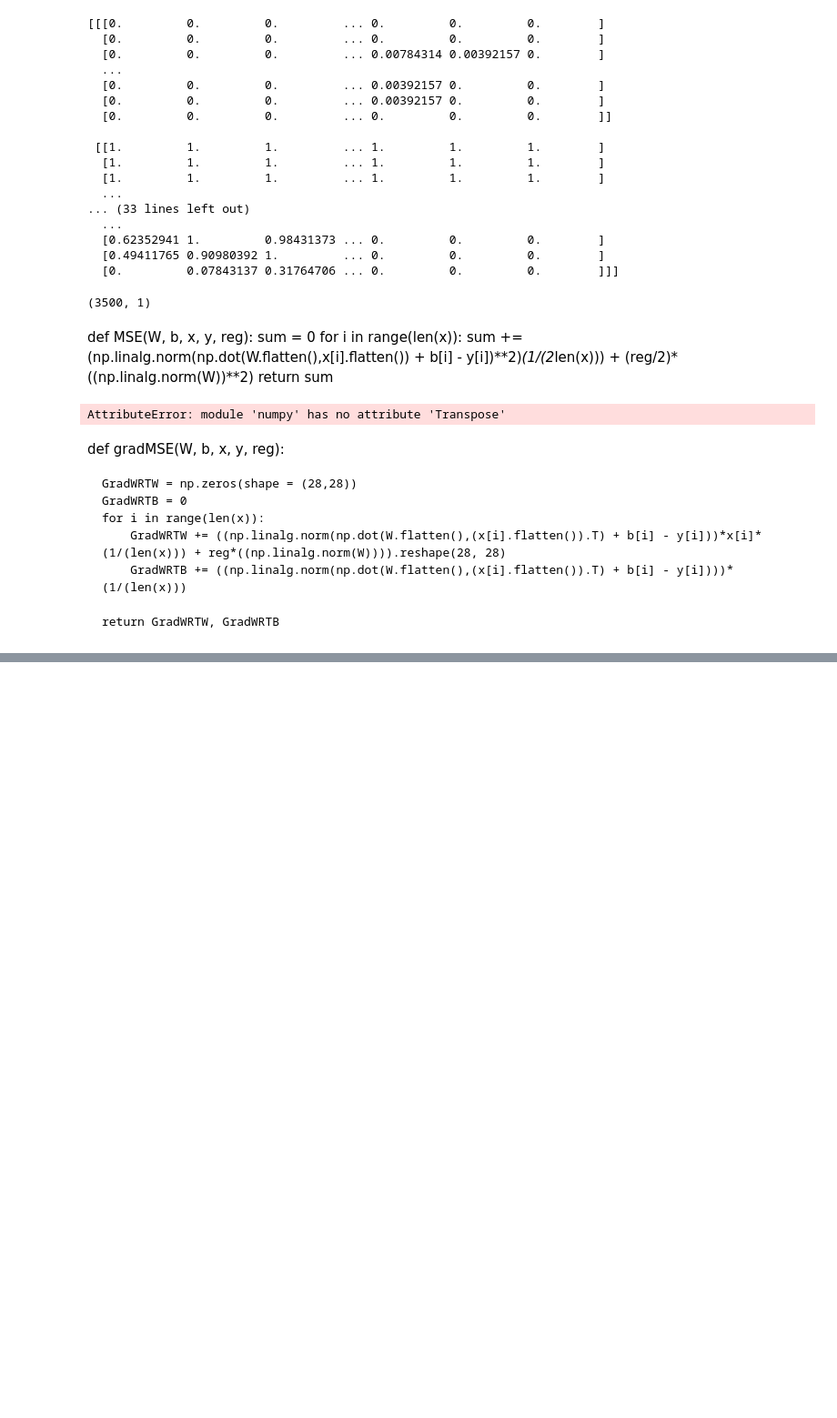
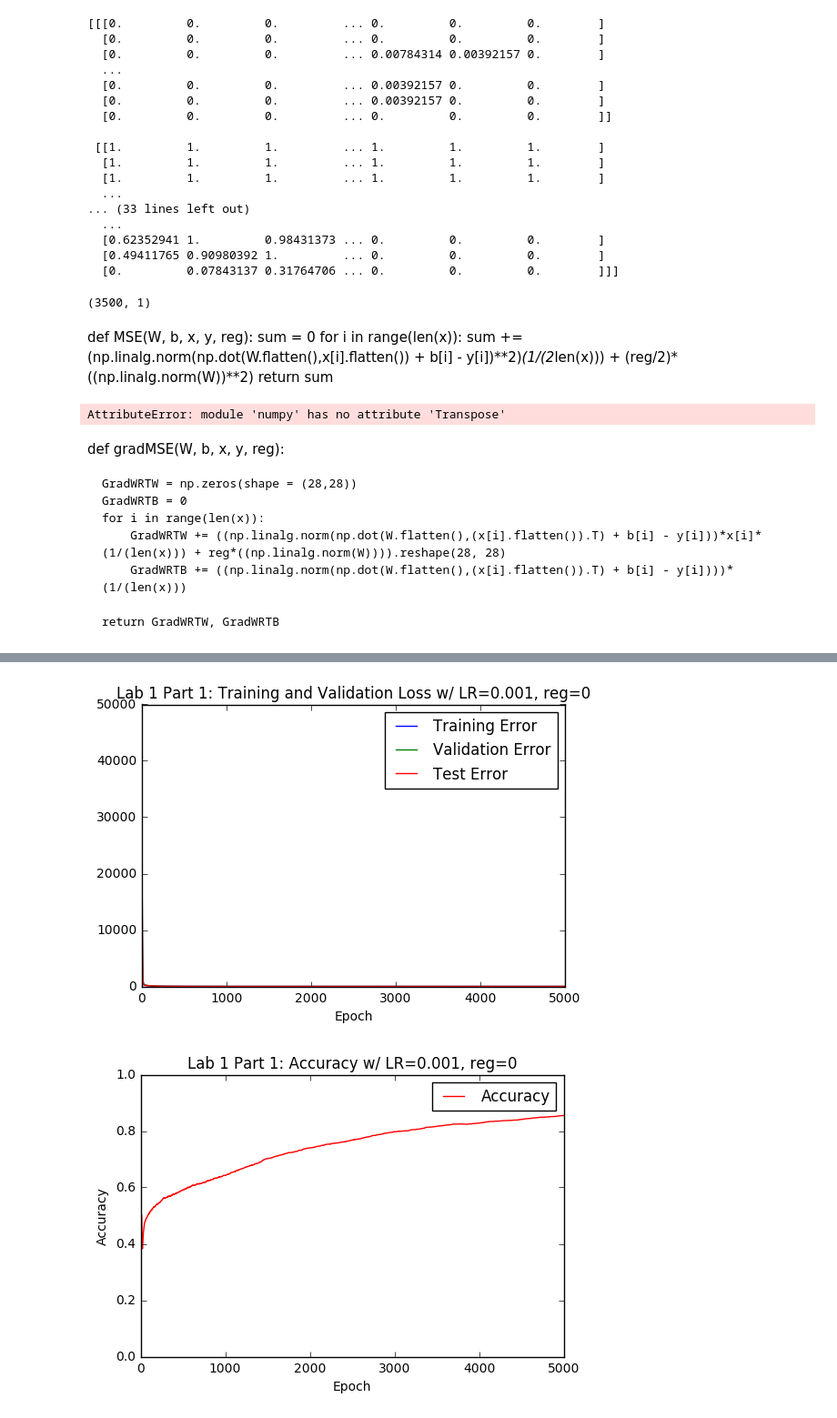
Before and after one commit to byJunKim/ECE421, a Jupyter notebook: LAB1/temp.ipynb, the cells around one changed output, grey strips where cells are left out. Shown at 91% size. Drawn from its saved outputs; the diff is of its cells as text; code cells hidden in the pictures; blank space fills up the shorter version.

Commit message:
code for plotting training, validation, and test data

```diff
--- a/LAB1/temp.ipynb
+++ b/LAB1/temp.ipynb
@@ -90,3 +81,17 @@ ValueError: operands could not be broadcast together with shapes (3500,) (28,28)
+# %%
+def gradMSE(W, b, x, y, reg):
+
+# =============================================================================
+#     gradB is 1x3500 array
+#     x is 3500x784 array
+# =============================================================================
+
+    gradB= (1/len(y))*((W.transpose() @ x.transpose()) + b - y.transpose())
+#    print(np.shape(gradB)) # results above
+    gradW= (gradB @ x).transpose() + reg*W
+    gradB = np.sum(gradB)
+
+    return gradW, gradB
 # %%
 def crossEntropyLoss(W, b, x, y, reg):
     # Your implementation here
@@ -142,0 +101,3 @@ def buildGraph(beta1=None, beta2=None, epsilon=None, lossType=None, learning_rat
+# %%
+def calcAcc(W,x,y,b):
+    return ((((W.transpose() @ x.transpose()) + b).transpose() > 0.5).astype(int) == y).astype(int).sum() / y.shape[0]
@@ -142,0 +191,20 @@ def buildGraph(beta1=None, beta2=None, epsilon=None, lossType=None, learning_rat
+# %%
+def plotLab1(errorsList, validationErrorList, testErrorList, accuracyList, learningRate, reg):
+    plt.plot(errorsList, label = "Training Error")
+    plt.plot(validationErrorList, label = "Validation Error")
+    plt.plot(testErrorList, label = "Test Error")
+    plt.xlabel("Epoch")
+    plt.title(("Lab 1 Part 1: Training and Validation Loss w/ LR={}, reg={}".format(learningRate, reg)))
+    #plt.ylim([0, 1000])
+    plt.legend(loc='best')
+    plt.show()
+    plt.savefig(('lab1_part1_training_loss_plot_lr={}_reg={}.png').format(learningRate, reg))
+
+    plt.plot(accuracyList, label = "Accuracy", color = "red")
+    plt.xlabel("Epoch")
+    plt.ylabel("Accuracy")
+    plt.title(("Lab 1 Part 1: Accuracy w/ LR={}, reg={}".format(learningRate, reg)))
+    plt.ylim([0, 1])
+    plt.legend(loc='best')
+    plt.show()
+    plt.savefig(('lab1_part1_accuracy_plot_lr={}_reg={}.png').format(learningRate, reg))
@@ -142,0 +231,5 @@ def buildGraph(beta1=None, beta2=None, epsilon=None, lossType=None, learning_rat
+# %%
+lr = 0.001
+epoch = 5000
+reg = 0
+W_best,B_best,training_loss,accuracy,validation_loss,test_loss = grad_descent(np.ones(shape=(28,28)), 0, x, y, validData, validTarget, testData, testTarget, 0.001, epoch, 0, 10**(-7))
@@ -142,0 +254,5 @@ def buildGraph(beta1=None, beta2=None, epsilon=None, lossType=None, learning_rat
+# %%
+plotLab1(training_loss, validation_loss, test_loss,  accuracy, "0.001", "0")
+# %% [output]
+[figure, added]
+[figure, added]
```
Also changed, not shown: parts of 17 cells of this notebook.
